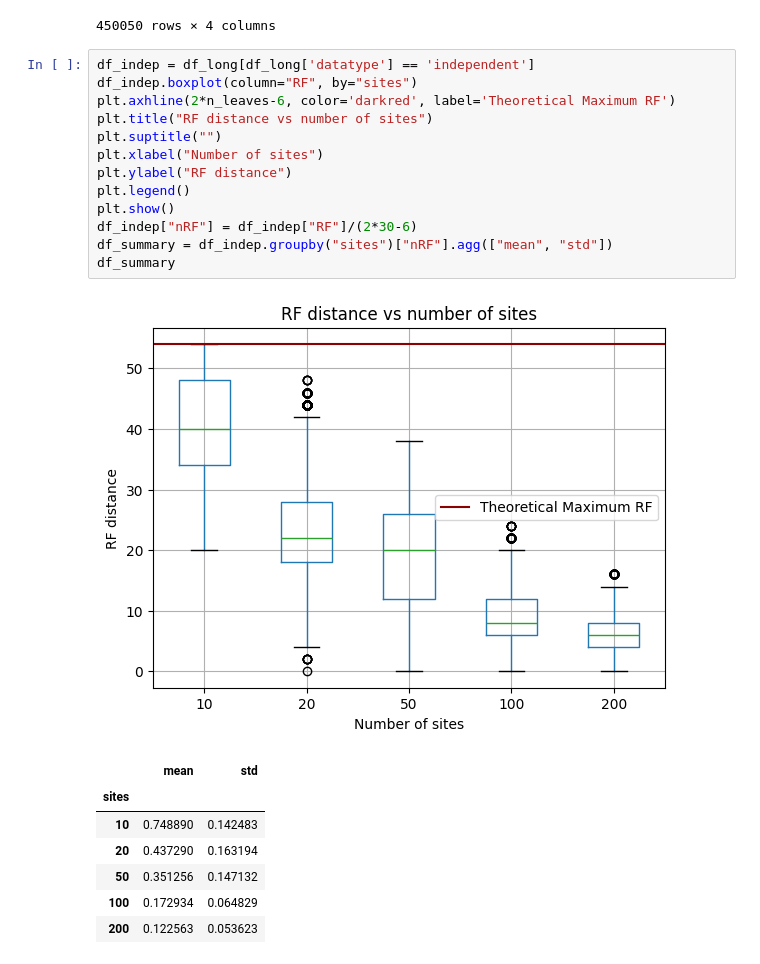
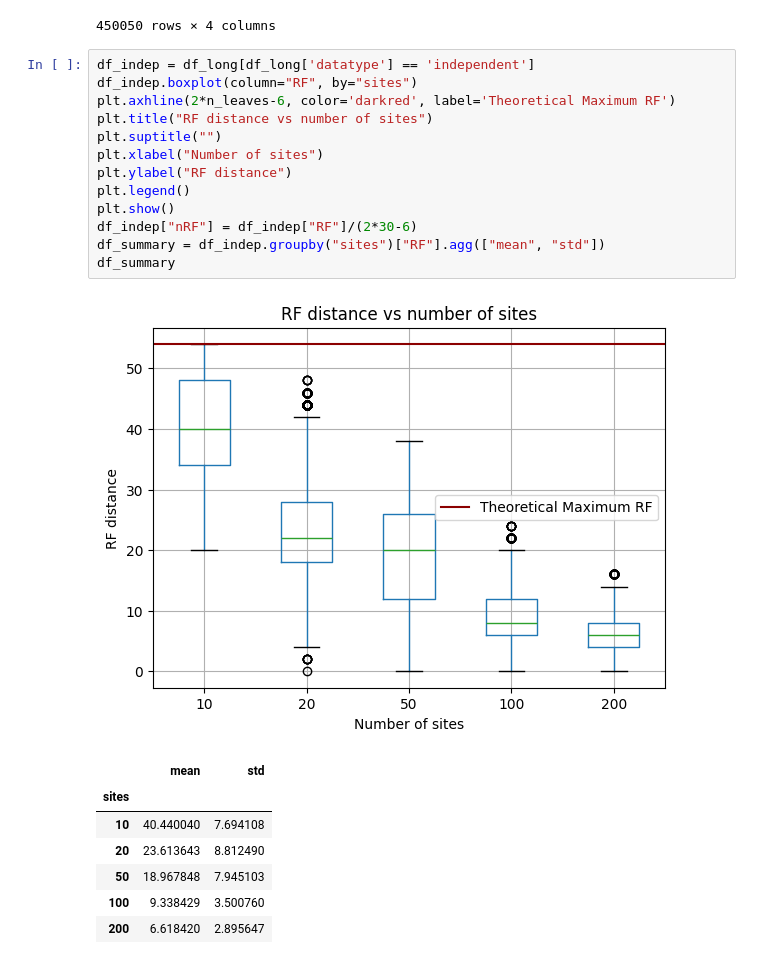
Before and after one commit to jaamestaay/M4R, a Jupyter notebook: data/testing.ipynb, the cells around one changed output. Drawn from its saved outputs; the diff is of its cells as text.

```diff
--- a/data/testing.ipynb
+++ b/data/testing.ipynb
@@ -122,25 +122,25 @@ df_long = pd.DataFrame(rows)
 # %%
 df_indep = df_long[df_long['datatype'] == 'independent']
 df_indep.boxplot(column="RF", by="sites")
 plt.axhline(2*n_leaves-6, color='darkred', label='Theoretical Maximum RF')
 plt.title("RF distance vs number of sites")
 plt.suptitle("")
 plt.xlabel("Number of sites")
 plt.ylabel("RF distance")
 plt.legend()
 plt.show()
 df_indep["nRF"] = df_indep["RF"]/(2*30-6)
-df_summary = df_indep.groupby("sites")["nRF"].agg(["mean", "std"])
+df_summary = df_indep.groupby("sites")["RF"].agg(["mean", "std"])
 df_summary
 # %% [output]
 [figure]
 |  | mean | std |
 | sites |  |  |
-| 10 | 0.748890 | 0.142483 |
-| 20 | 0.437290 | 0.163194 |
-| 50 | 0.351256 | 0.147132 |
-| 100 | 0.172934 | 0.064829 |
-| 200 | 0.122563 | 0.053623 |
+| 10 | 40.440040 | 7.694108 |
+| 20 | 23.613643 | 8.812490 |
+| 50 | 18.967848 | 7.945103 |
+| 100 | 9.338429 | 3.500760 |
+| 200 | 6.618420 | 2.895647 |
 # %%
 df_dep = df_long[df_long['datatype'] == 'dependent']
 df_dep.boxplot(column="RF", by="sites")
```
Also changed, not shown: parts of 2 cells of this notebook, 6 other files.
